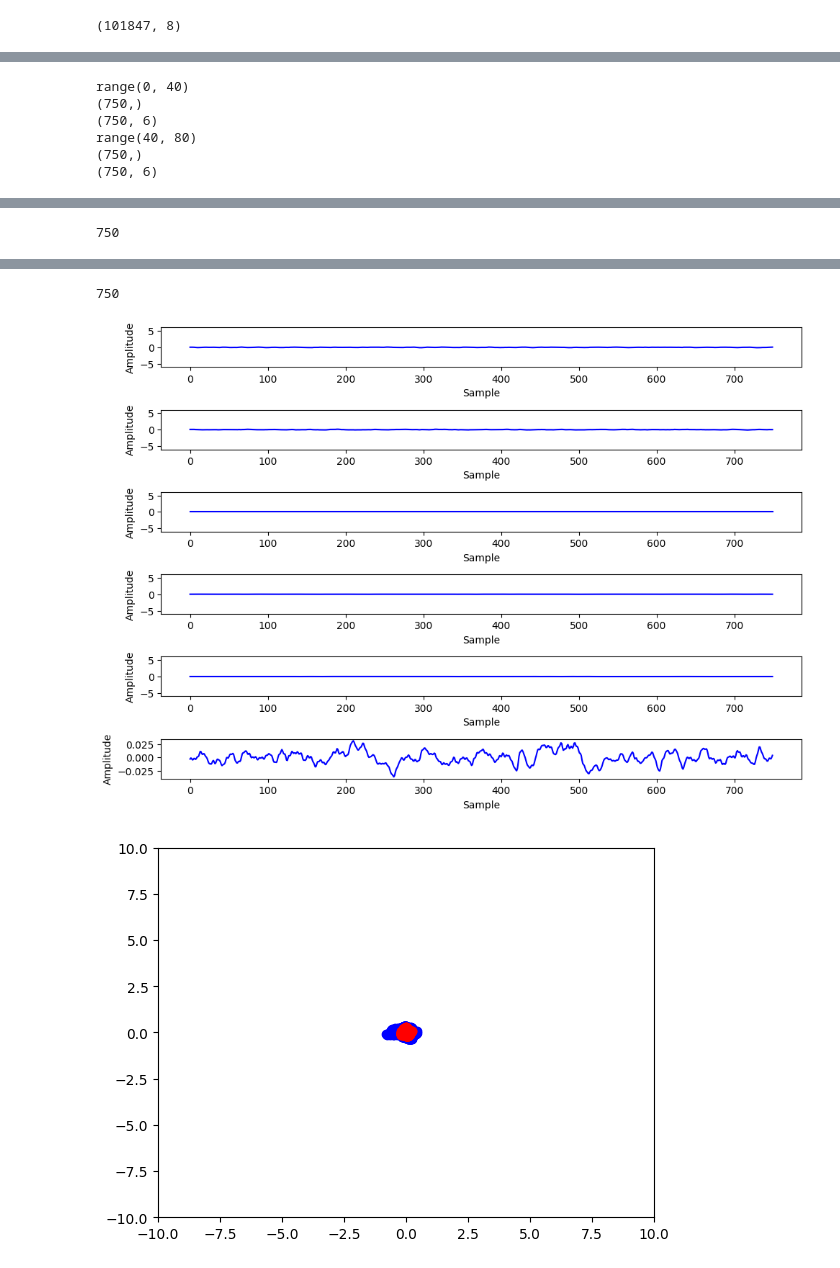
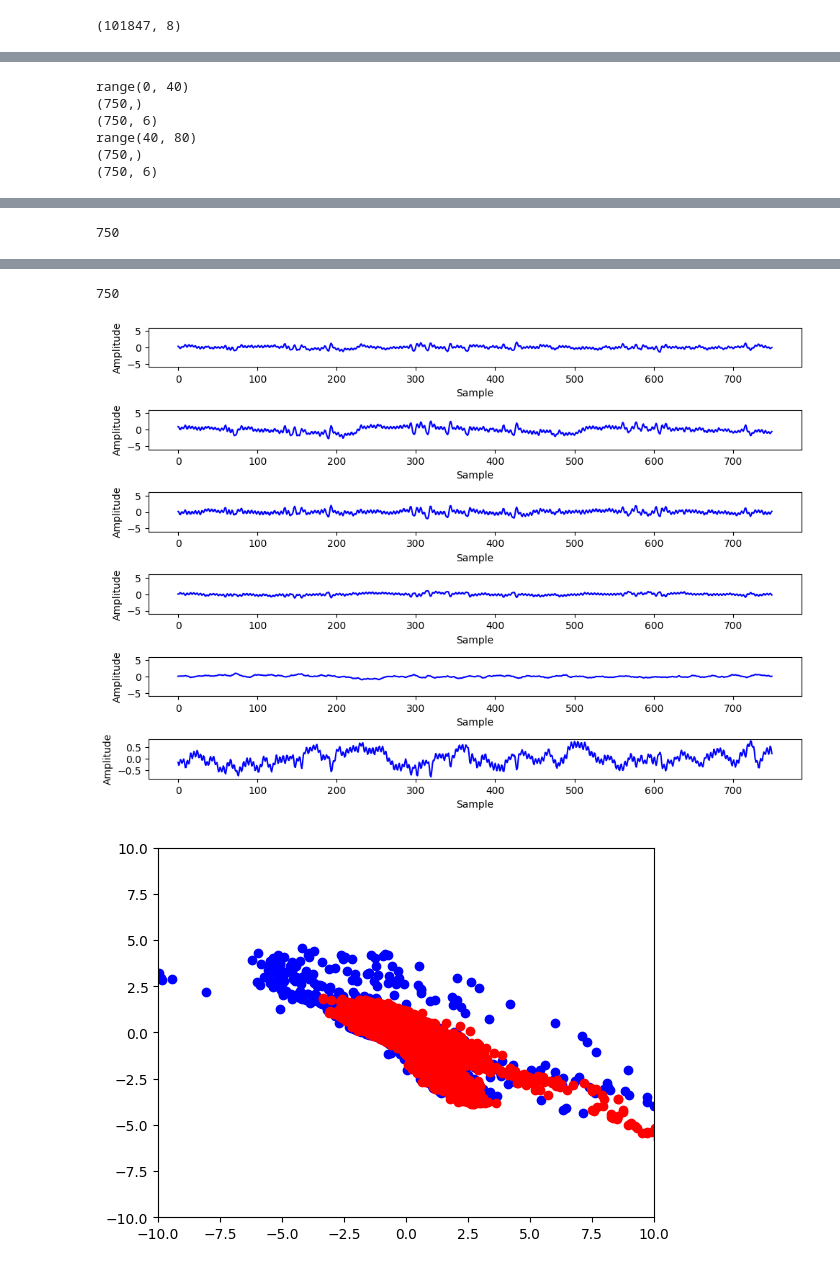
Before and after one commit to zacariabalkhy/MI_Project, a Jupyter notebook: Stream/Untitled.ipynb, the cells around one changed output, grey strips where cells are left out. Saved outputs shown, nothing was run; the diff lists cells and outputs as text; code cells hidden in the pictures.

```diff
--- a/Stream/Untitled.ipynb
+++ b/Stream/Untitled.ipynb
@@ -115,7 +115,7 @@ Returns:
     - filtered signal
 """
 def filterChannel(channel):
-    bandpassed = Filter.butter_bandpass_filter(channel, 2, 30, 250, 1)
+    bandpassed = Filter.butter_bandpass_filter(channel, 0.5, 30, 250, 1)
     bandstopped = Filter.butter_bandstop_filter(bandpassed, 59, 61, 250, 1)
     return bandstopped
 
@@ -310,8 +310,15 @@ def calculateCovarianceEstimate(arr):
     covar = np.zeros(shape=(arr.shape[2], arr.shape[2]))
     numTrials = arr.shape[0]
     for trial in arr:
+        numSamples = trial.shape[0]
+        #trialMean = 1/numSamples * trial.sum(0)
+        #trialCovar = np.zeros(shape=(arr.shape[2], arr.shape[2]))
+        #for sample in trial:
+            #trialCovar += np.matmul(sample - trialMean, (sample - trialMean).T)
+        #trialCovar *= 1/(numSamples - 1)
         trialCovar = np.matmul(trial.T,trial)
-        trialCovar /= np.trace(trialCovar)
+        trialCovar /= numSamples
+        #trialCovar /= np.trace(trialCovar)
         covar += trialCovar
     covar *= 1/numTrials
     return covar
@@ -326,7 +333,10 @@ Returns:
     - list of eigen values and vectors, sorted by eigenvalue
 """
 def calculateGeneralizedEigenVectors(A, B):
-    eigvals, eigvecs = eig(B, A + B)
+    #eigvals, eigvecs = eig(A, A + B)
+    invA = np.linalg.inv(A)
+    mult = np.matmul(invA, B)
+    eigvals, eigevs = eig(mult)
     return eigvals, eigvecs
 
 """
@@ -340,7 +350,6 @@ Returns:
 """
 def createFilter(eigvecs, halfNumFilters):
     eigvecs = eigvecs.T
-    print(eigvecs)
     filterCollector = []
     for i in range(len(eigvecs)):
         if (i < halfNumFilters or i >= len(eigvecs) - halfNumFilters):
@@ -465,8 +459,8 @@ plotFreqPowerForAllChannels(rightFreqs, rightFreqAmplitudes, leftFreqs, leftFreq
 
 plotTimeseries(spatialFilteredTrials[10])
 plotTimeseries(spatialFilteredTrials[60])
-channel1 = 0
-channel2 = 1
+channel1 = 2
+channel2 = 3
 
 rightTrialsChannel1 = spatialFilteredTrials[0:40,:,channel1]
 rightTrialsChannel1 = rightTrialsChannel1.flatten()
@@ -492,3 +486,3 @@ range(40, 80)
 750
-[figure, old version]
+[figure, new version]
-[figure, old version]
+[figure, new version]
```
Also changed, not shown: parts of 6 cells of this notebook, 13 other files.
